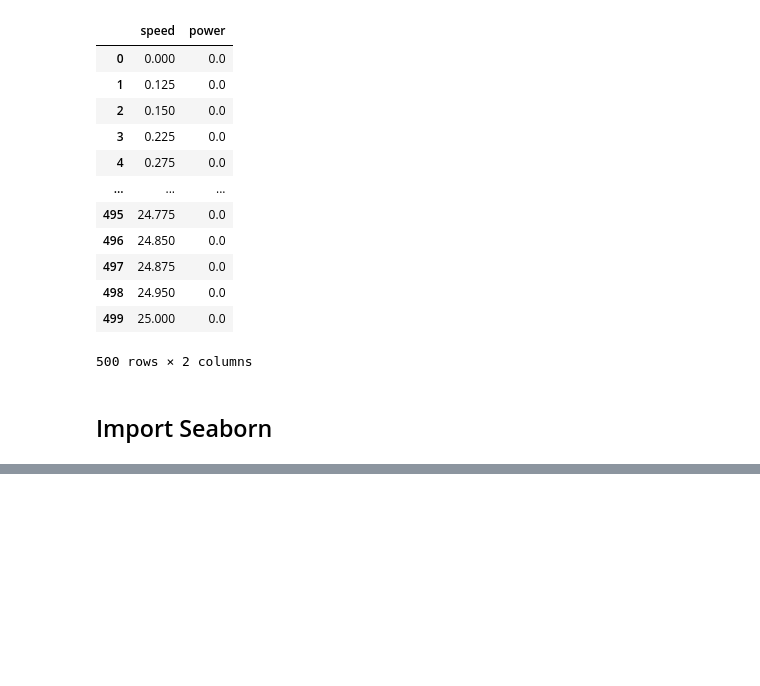
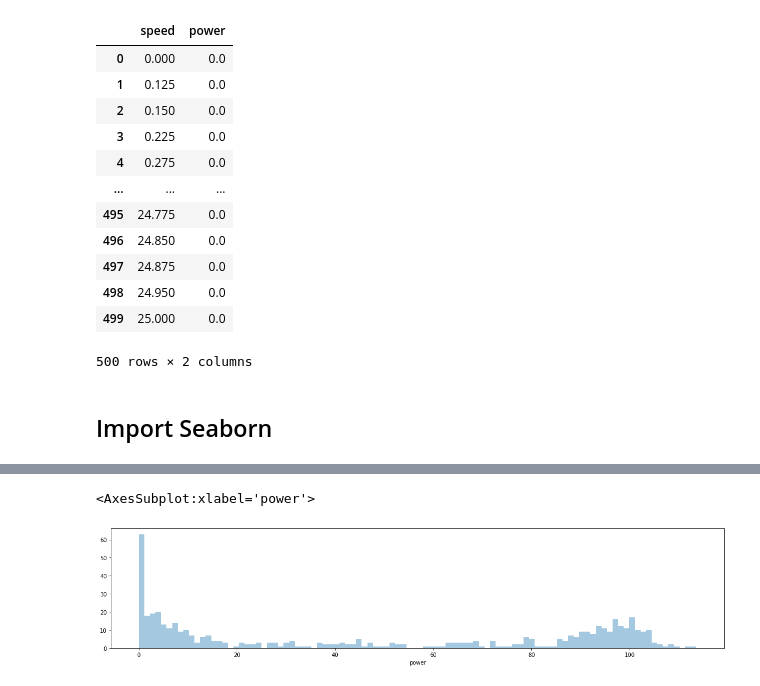
Before and after one commit to andkoc001/Machine-Learning-and-Statistics-Project, a Jupyter notebook: playground_powerproduction_ML.ipynb, the cells around one changed output, grey strips where cells are left out. Cells and saved outputs as stored; diff of their text form; code cells hidden in the pictures; blank space fills up the shorter version.

```diff
--- a/playground_powerproduction_ML.ipynb
+++ b/playground_powerproduction_ML.ipynb
@@ -109,0 +170,6 @@ sns.relplot(data=df, x="speed", y="power", s=20, palette="pastel", height=4, asp
+# %%
+plt.figure(figsize=(20,4))
+sns.distplot(df.power, bins=100, kde=False)
+# %% [output]
+<AxesSubplot:xlabel='power'>
+[figure, added]
```
Also changed, not shown: parts of 12 cells of this notebook, 1 other file.
